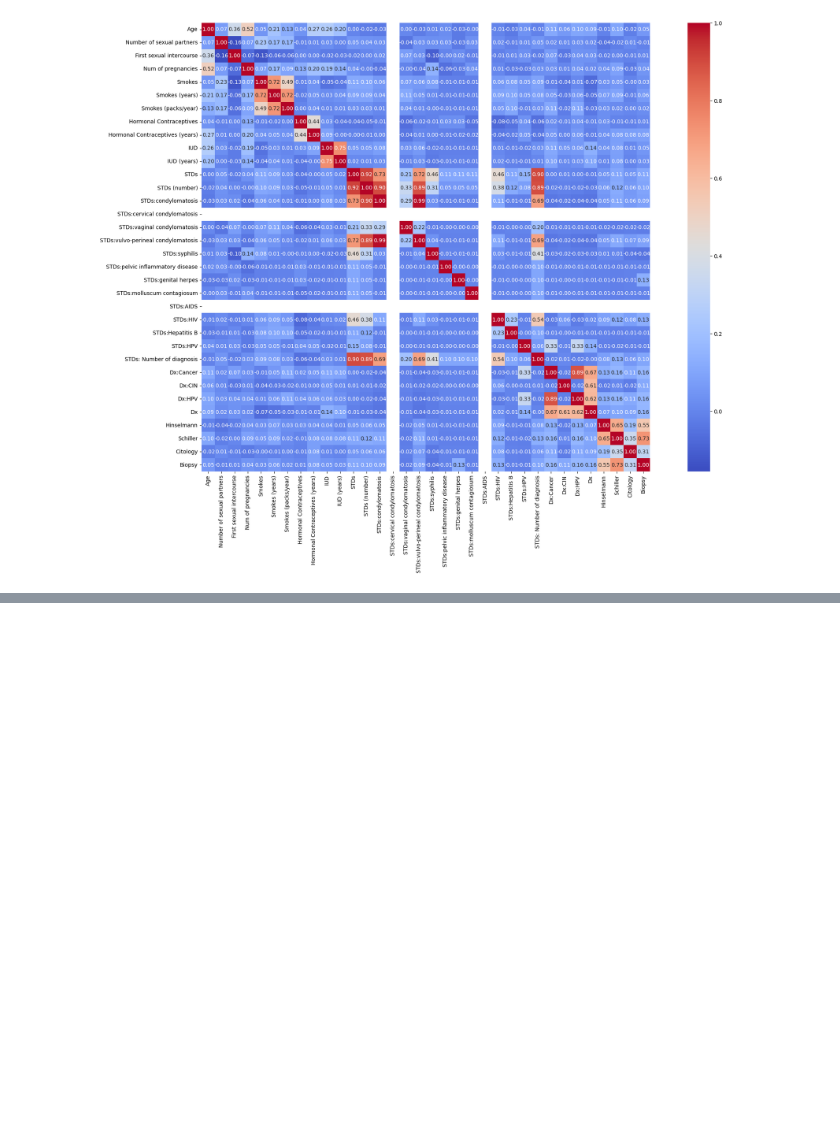
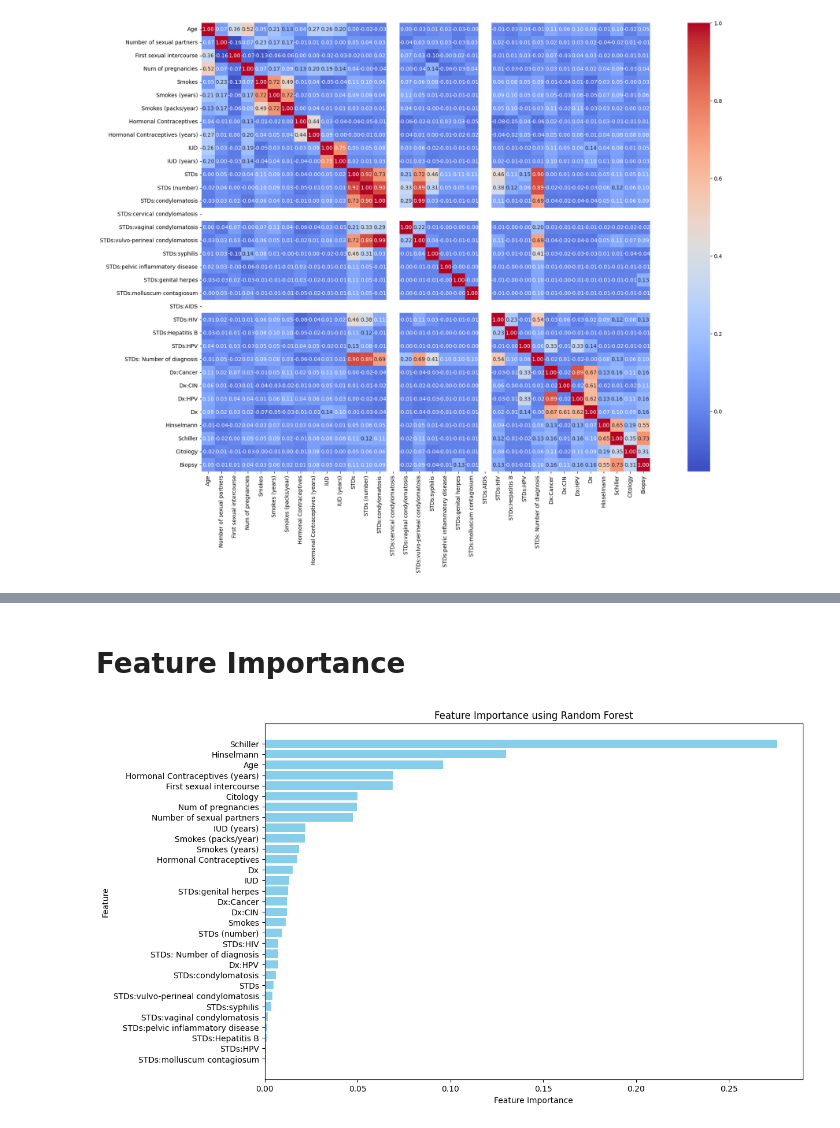
Before and after one commit to va22abb/Msc-Data-Project-Comparative-study-of-machine-learning-algorithms-in-predicting-cervical-cancer, a Jupyter notebook: Cervical_Cancer_Code.ipynb, the cells around one changed output, grey strips where cells are left out. Drawn from its saved outputs; the diff is of its cells as text; code cells hidden in the pictures; blank space fills up the shorter version.

Commit message:
Completed EDA and feature importance analysis

```diff
--- a/Cervical_Cancer_Code.ipynb
+++ b/Cervical_Cancer_Code.ipynb
@@ -255,3 +280,6 @@ sns.heatmap(corr_matrix, annot=True, cmap='coolwarm', fmt=".2f", square=True)
 plt.show()
 # %% [output]
 [figure]
+# %%
+# Dropping the two columns that has no correlation at all with other columns in the dataset
+data = data.drop(['STDs:cervical condylomatosis', 'STDs:AIDS'], axis=1)
@@ -257,0 +297,29 @@ plt.show()
+# %% [markdown]
+# **Feature Importance**
+# %%
+# Dropping the target variable and defining input features (X) and the target (y) for prediction
+X = data.drop(columns=['Biopsy'])
+y = data['Biopsy']
+
+# Initializing and training the Random Forest model on the dataset
+model = RandomForestClassifier(random_state=42)
+model.fit(X, y)
+
+# Getting feature importances values into a Dataframe for easier use
+importances = model.feature_importances_
+feature_names = X.columns
+
+# Creating a feature importances into DataFrame for easier visualization
+feature_importances = pd.DataFrame({'feature': feature_names, 'importance': importances})
+feature_importances = feature_importances.sort_values(by='importance', ascending=False)
+
+# Plotting feature importances to highlight key predictive factors in the model
+plt.figure(figsize=(12, 8))
+plt.barh(feature_importances['feature'], feature_importances['importance'], color='skyblue')
+plt.xlabel("Feature Importance")
+plt.ylabel("Feature")
+plt.title("Feature Importance using Random Forest")
+plt.gca().invert_yaxis()
+plt.show()
+# %% [output]
+[figure, added]
```
Also changed, not shown: parts of 10 cells of this notebook.
